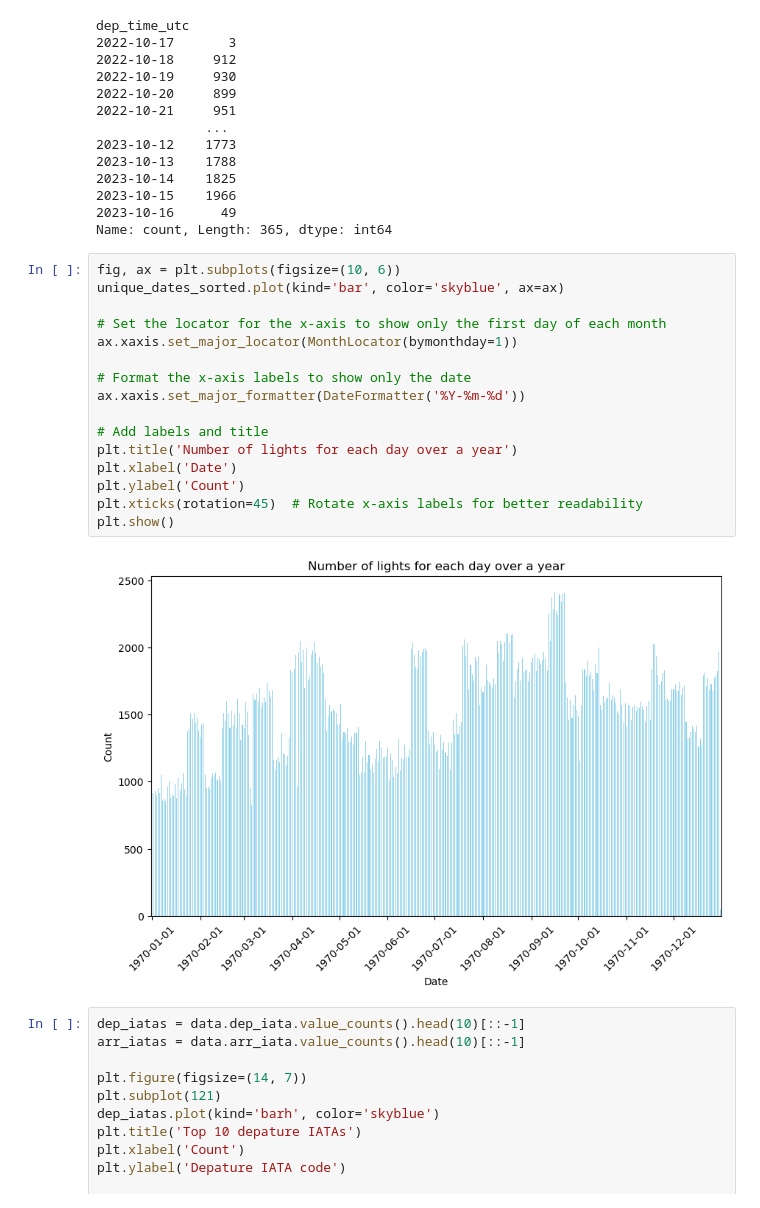
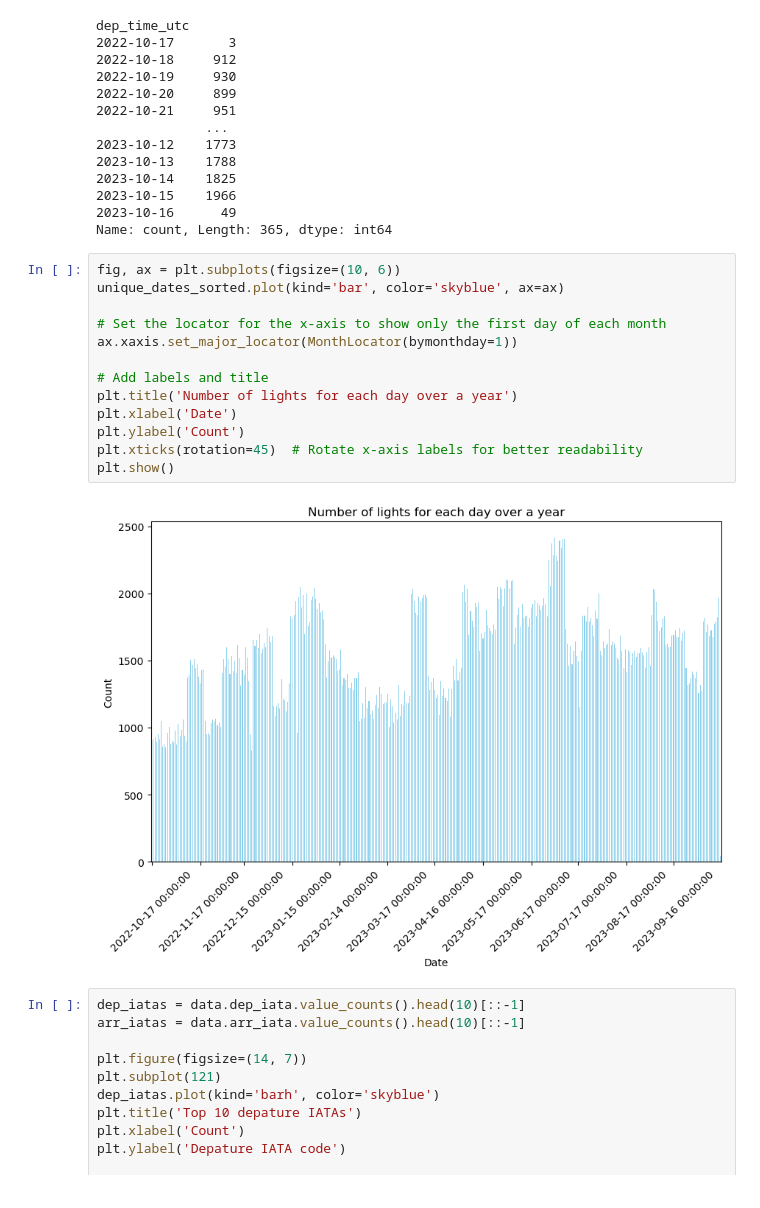
Before and after one commit to jkruke/airline-delay-prediction, a Jupyter notebook: analysis/delay-big.ipynb, the cells around one changed output. Saved outputs shown, nothing was run; the diff lists cells and outputs as text.

Commit message:
Convert back to previous date visualization

```diff
--- a/analysis/delay-big.ipynb
+++ b/analysis/delay-big.ipynb
@@ -101,21 +101,18 @@ Name: count, Length: 365, dtype: int64
 # %%
 fig, ax = plt.subplots(figsize=(10, 6))
 unique_dates_sorted.plot(kind='bar', color='skyblue', ax=ax)
 
 # Set the locator for the x-axis to show only the first day of each month
 ax.xaxis.set_major_locator(MonthLocator(bymonthday=1))
 
-# Format the x-axis labels to show only the date
-ax.xaxis.set_major_formatter(DateFormatter('%Y-%m-%d'))
-
 # Add labels and title
 plt.title('Number of lights for each day over a year')
 plt.xlabel('Date')
 plt.ylabel('Count')
 plt.xticks(rotation=45)  # Rotate x-axis labels for better readability
 plt.show()
 # %% [output]
-[figure, old version]
+[figure, new version]
 # %%
 dep_iatas = data.dep_iata.value_counts().head(10)[::-1]
 arr_iatas = data.arr_iata.value_counts().head(10)[::-1]
```
Also changed, not shown: parts of 1 cell of this notebook.
